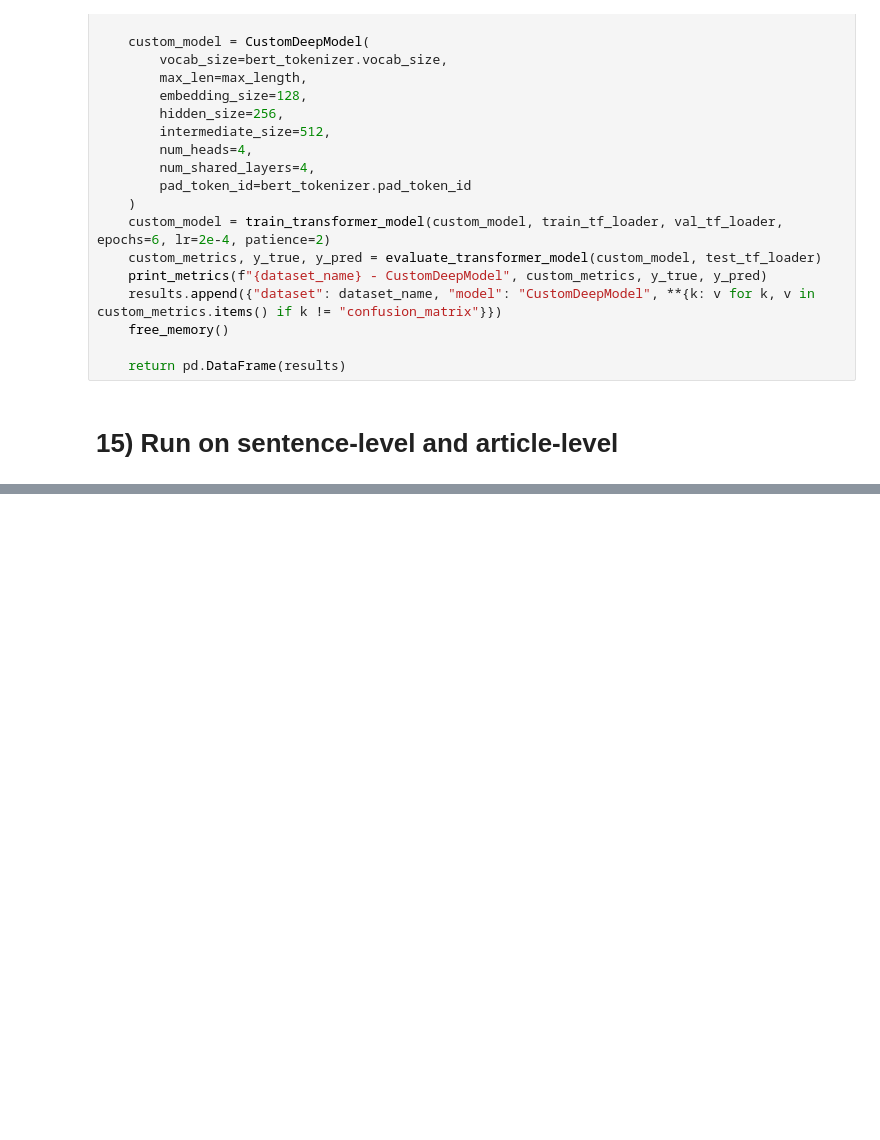
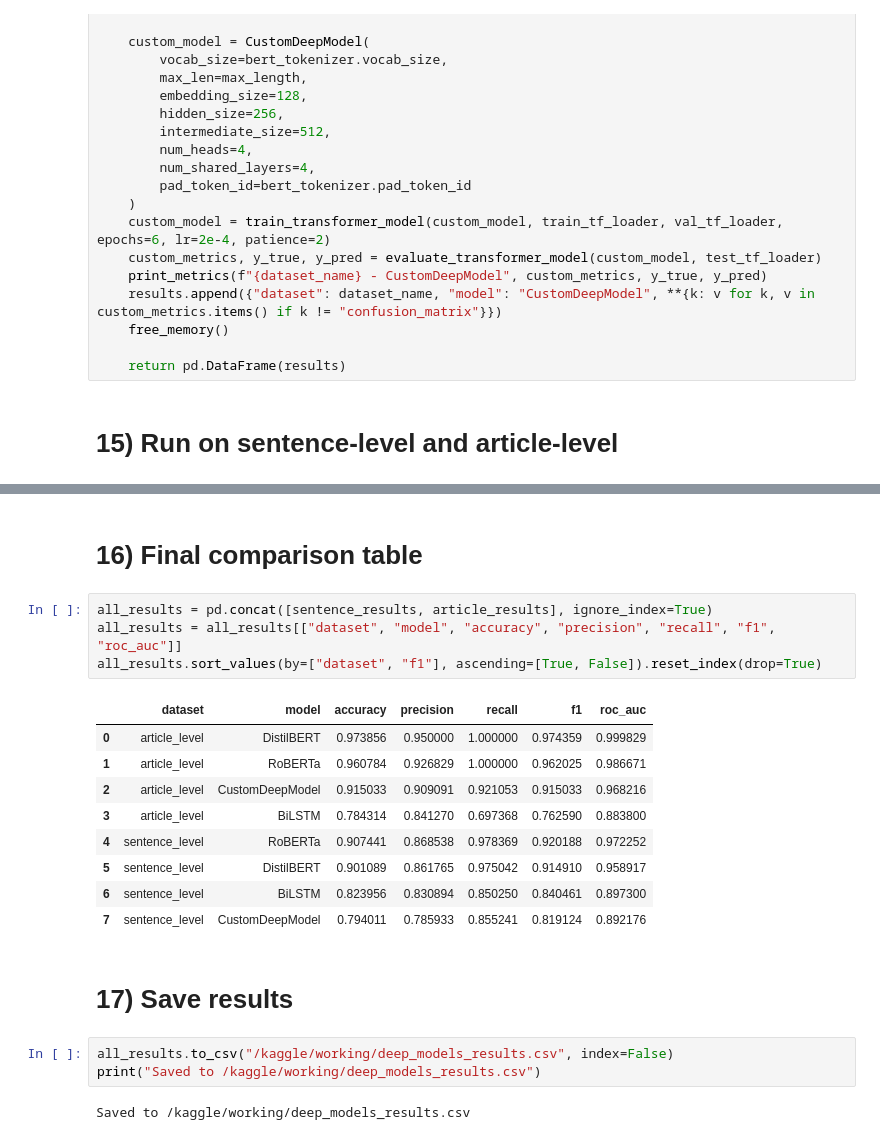
Before and after one commit to alabhastam/Detection-of-Gen-Ai-Text-basedon-Ml-, a Jupyter notebook: 2-Deep-solution-paper-imp.ipynb, the cells around one changed output, grey strips where cells are left out. Drawn from its saved outputs; the diff is of its cells as text; blank space fills up the shorter version.

Commit message:
Kaggle Notebook | 2-Deep-solution-paper:GenAIextDetection | Version 7

```diff
--- a/2-Deep-solution-paper-imp.ipynb
+++ b/2-Deep-solution-paper-imp.ipynb
@@ -843,0 +970,23 @@ Notes:
+# %% [markdown]
+# 16) Final comparison table
+# %%
+all_results = pd.concat([sentence_results, article_results], ignore_index=True)
+all_results = all_results[["dataset", "model", "accuracy", "precision", "recall", "f1", "roc_auc"]]
+all_results.sort_values(by=["dataset", "f1"], ascending=[True, False]).reset_index(drop=True)
+# %% [output]
+|  | dataset | model | accuracy | precision | recall | f1 | roc_auc |
+| 0 | article_level | DistilBERT | 0.973856 | 0.950000 | 1.000000 | 0.974359 | 0.999829 |
+| 1 | article_level | RoBERTa | 0.960784 | 0.926829 | 1.000000 | 0.962025 | 0.986671 |
+| 2 | article_level | CustomDeepModel | 0.915033 | 0.909091 | 0.921053 | 0.915033 | 0.968216 |
+| 3 | article_level | BiLSTM | 0.784314 | 0.841270 | 0.697368 | 0.762590 | 0.883800 |
+| 4 | sentence_level | RoBERTa | 0.907441 | 0.868538 | 0.978369 | 0.920188 | 0.972252 |
+| 5 | sentence_level | DistilBERT | 0.901089 | 0.861765 | 0.975042 | 0.914910 | 0.958917 |
+| 6 | sentence_level | BiLSTM | 0.823956 | 0.830894 | 0.850250 | 0.840461 | 0.897300 |
+| 7 | sentence_level | CustomDeepModel | 0.794011 | 0.785933 | 0.855241 | 0.819124 | 0.892176 |
+# %% [markdown]
+# 17) Save results
+# %%
+all_results.to_csv("/kaggle/working/deep_models_results.csv", index=False)
+print("Saved to /kaggle/working/deep_models_results.csv")
+# %% [output]
+Saved to /kaggle/working/deep_models_results.csv
```
Also changed, not shown: parts of 2 cells of this notebook.
